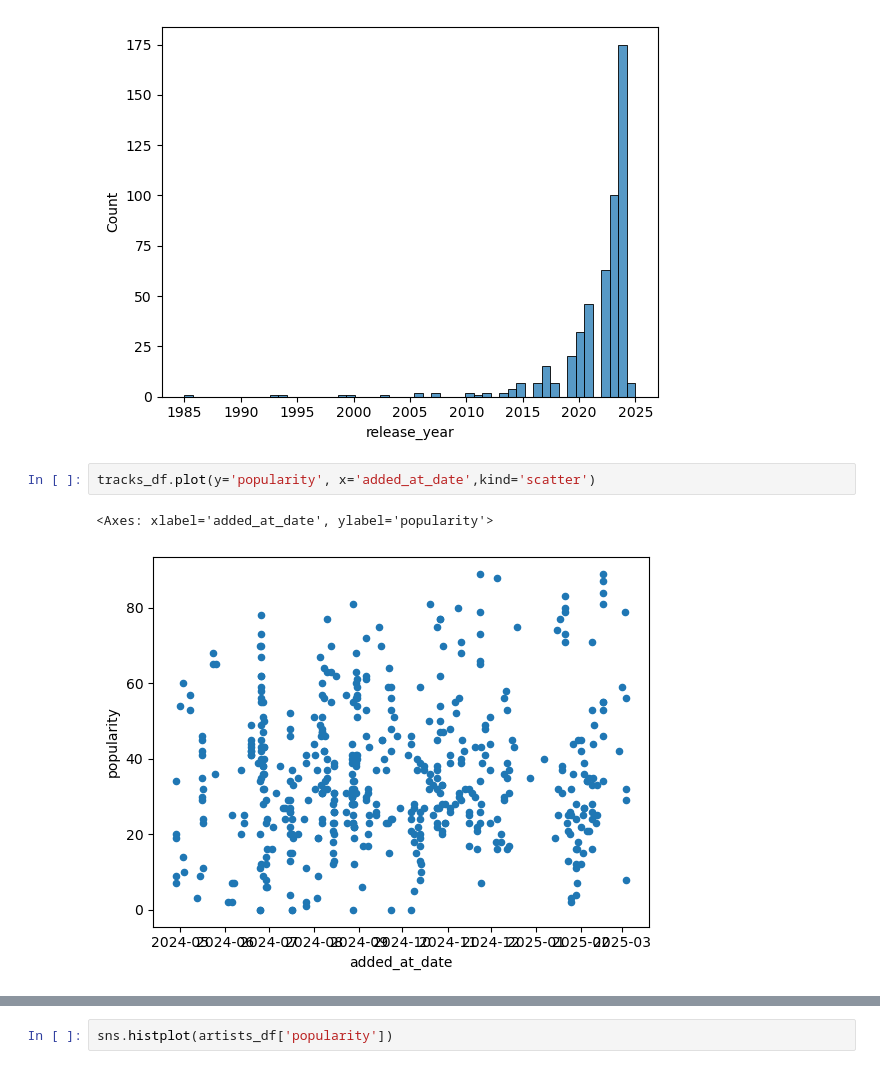
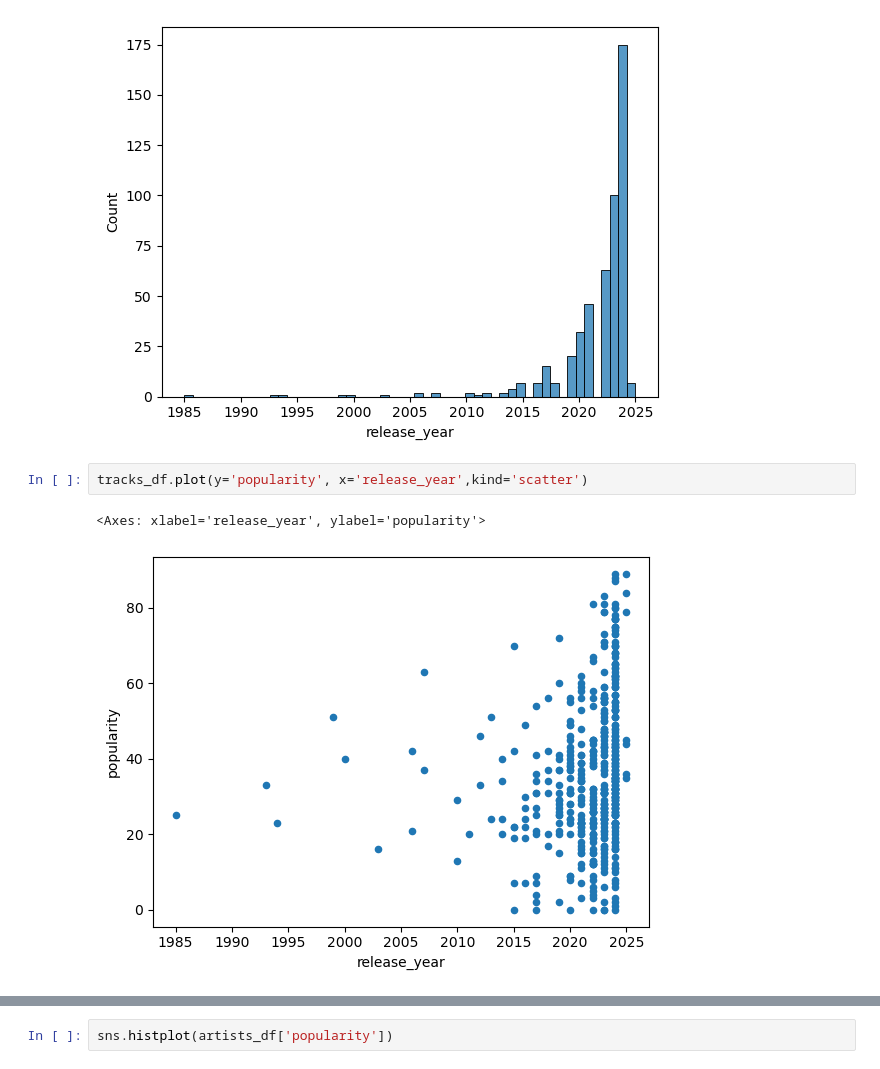
Before and after one commit to jacqhorizon/spotify-data-analysis, a Jupyter notebook: analysis.ipynb, the cells around one changed output, grey strips where cells are left out. Drawn from its saved outputs; the diff is of its cells as text.

```diff
--- a/analysis.ipynb
+++ b/analysis.ipynb
@@ -90,10 +121,10 @@ sns.histplot(merged_df['release_year'])
 <Axes: xlabel='release_year', ylabel='Count'>
 [figure]
 # %%
-tracks_df.plot(y='popularity', x='added_at_date',kind='scatter')
+tracks_df.plot(y='popularity', x='release_year',kind='scatter')
 # %% [output]
-<Axes: xlabel='added_at_date', ylabel='popularity'>
+<Axes: xlabel='release_year', ylabel='popularity'>
-[figure, old version]
+[figure, new version]
 # %%
 value_counts = artists_df['genres'].value_counts()
 # filtered_genres = artists_df[artists_df['genres'].isin(value_counts[value_counts > 2].index)]
```
Also changed, not shown: parts of 9 cells of this notebook, 2 other files.
